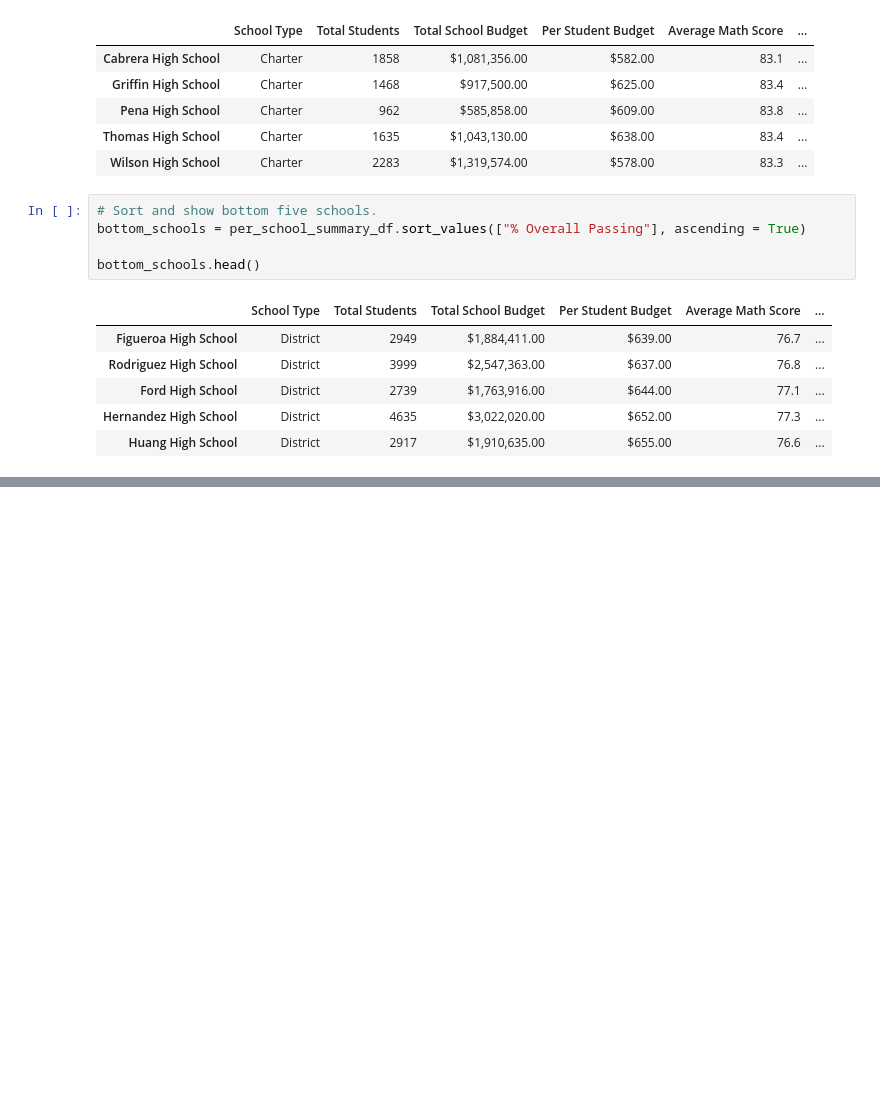
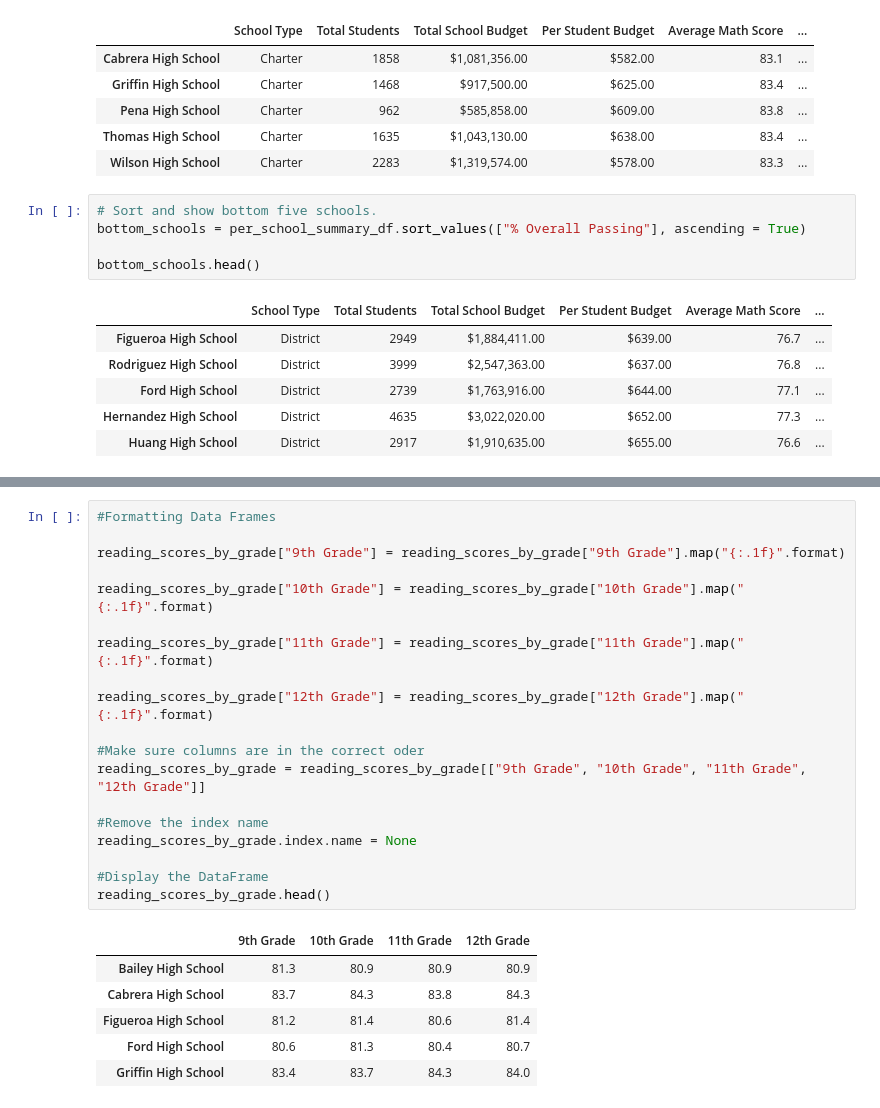
Before and after one commit to clarkb21/School_District_Analysis, a Jupyter notebook: PyCitySchools.ipynb, the cells around one changed output, grey strips where cells are left out. Cells and saved outputs as stored; diff of their text form; blank space fills up the shorter version.

```diff
--- a/PyCitySchools.ipynb
+++ b/PyCitySchools.ipynb
@@ -786,0 +916,26 @@ bottom_schools.head()
+# %%
+#Formatting Data Frames
+
+reading_scores_by_grade["9th Grade"] = reading_scores_by_grade["9th Grade"].map("{:.1f}".format)
+
+reading_scores_by_grade["10th Grade"] = reading_scores_by_grade["10th Grade"].map("{:.1f}".format)
+
+reading_scores_by_grade["11th Grade"] = reading_scores_by_grade["11th Grade"].map("{:.1f}".format)
+
+reading_scores_by_grade["12th Grade"] = reading_scores_by_grade["12th Grade"].map("{:.1f}".format)
+
+#Make sure columns are in the correct oder
+reading_scores_by_grade = reading_scores_by_grade[["9th Grade", "10th Grade", "11th Grade", "12th Grade"]]
+
+#Remove the index name
+reading_scores_by_grade.index.name = None
+
+#Display the DataFrame
+reading_scores_by_grade.head()
+# %% [output]
+|  | 9th Grade | 10th Grade | 11th Grade | 12th Grade |
+| Bailey High School | 81.3 | 80.9 | 80.9 | 80.9 |
+| Cabrera High School | 83.7 | 84.3 | 83.8 | 84.3 |
+| Figueroa High School | 81.2 | 81.4 | 80.6 | 81.4 |
+| Ford High School | 80.6 | 81.3 | 80.4 | 80.7 |
+| Griffin High School | 83.4 | 83.7 | 84.3 | 84.0 |
```
Also changed, not shown: parts of 6 cells of this notebook.
